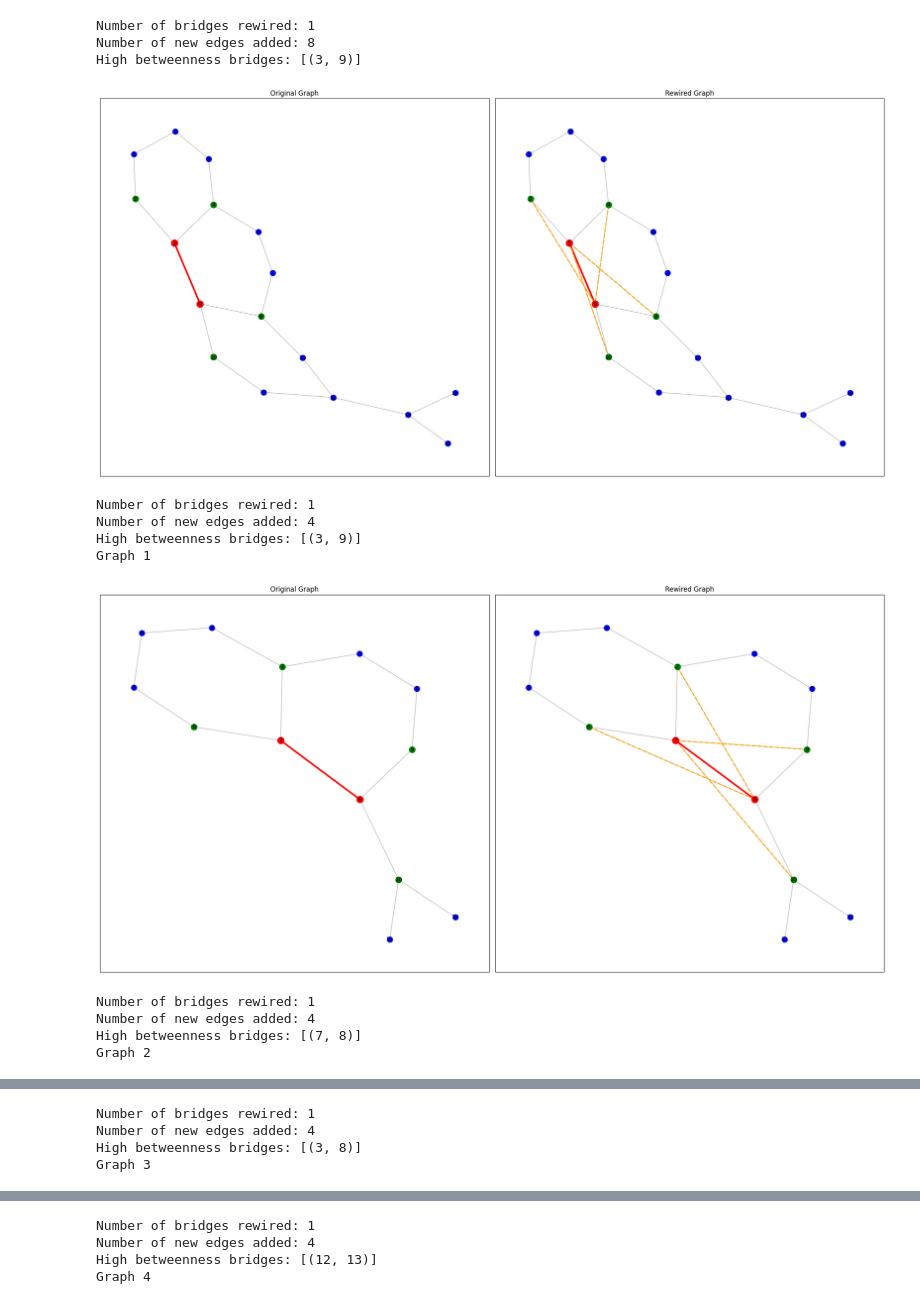
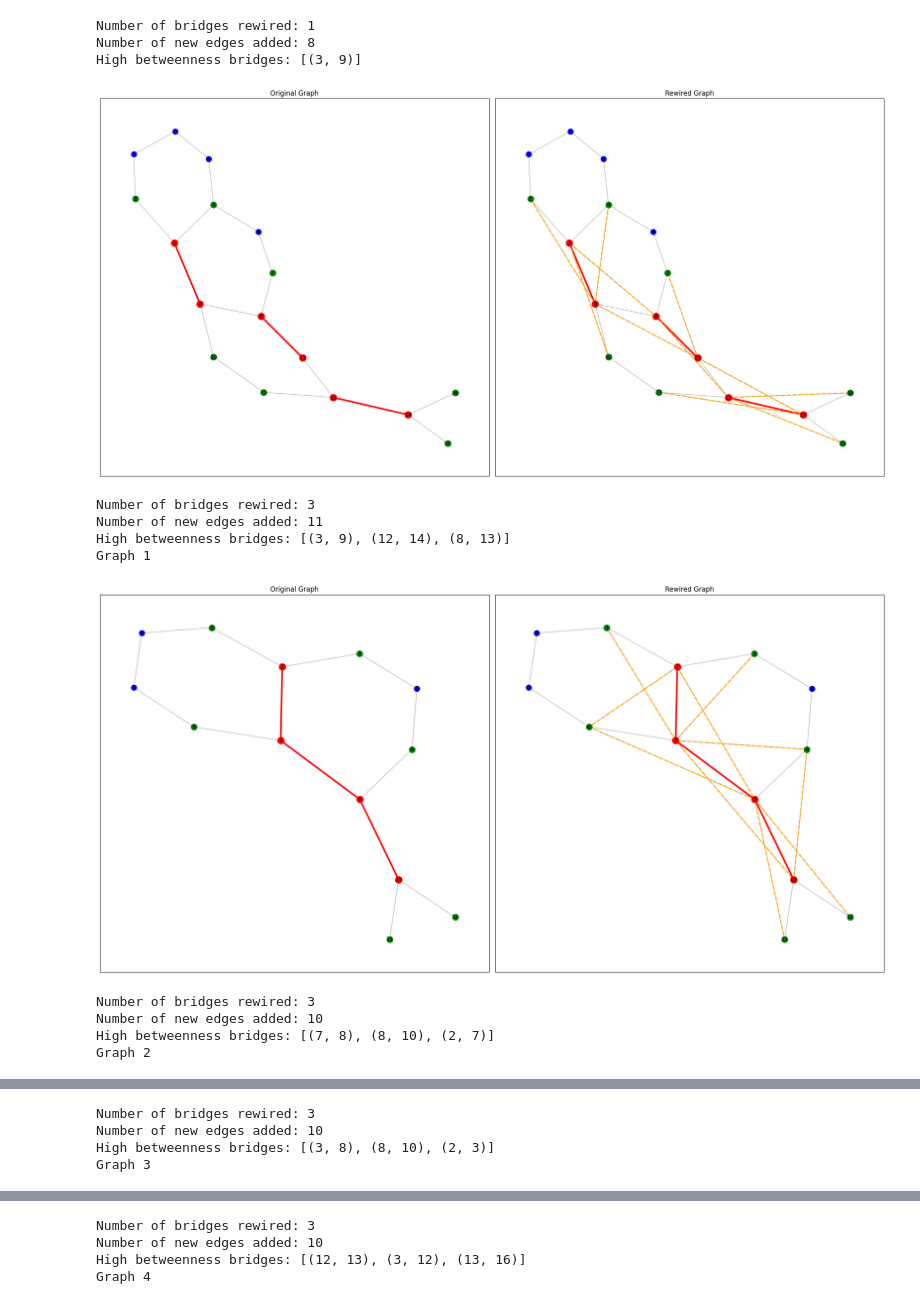
Before and after one commit to kavinfidel/gnn-comparison, a Jupyter notebook: notebooks/betweeness.ipynb, the cells around one changed output, grey strips where cells are left out. Saved outputs shown, nothing was run; the diff lists cells and outputs as text; code cells hidden in the pictures.

```diff
--- a/notebooks/betweeness.ipynb
+++ b/notebooks/betweeness.ipynb
@@ -306,16 +303,16 @@ High betweenness bridges: [(3, 9)]
 # %%
 for i in range(5):
     data = mutag[i]
-    rewired_edge_index = visualize_graph_rewiring(data, top_n=1, connect_neighbors=False)
+    rewired_edge_index = visualize_graph_rewiring(data, top_n=3, connect_neighbors=False)
     print("Graph", i+1)
 # %% [output]
-[figure, old version]
+[figure, new version]
-Number of bridges rewired: 1
-Number of new edges added: 4
-High betweenness bridges: [(3, 9)]
+Number of bridges rewired: 3
+Number of new edges added: 11
+High betweenness bridges: [(3, 9), (12, 14), (8, 13)]
 Graph 1
-[figure, old version]
+[figure, new version]
-Number of bridges rewired: 1
-Number of new edges added: 4
-High betweenness bridges: [(7, 8)]
+Number of bridges rewired: 3
+Number of new edges added: 10
+High betweenness bridges: [(7, 8), (8, 10), (2, 7)]
 Graph 2
@@ -323,4 +320,4 @@ Graph 2
-Number of bridges rewired: 1
-Number of new edges added: 4
-High betweenness bridges: [(3, 8)]
+Number of bridges rewired: 3
+Number of new edges added: 10
+High betweenness bridges: [(3, 8), (8, 10), (2, 3)]
 Graph 3
@@ -328,4 +325,4 @@ Graph 3
-Number of bridges rewired: 1
-Number of new edges added: 4
-High betweenness bridges: [(12, 13)]
+Number of bridges rewired: 3
+Number of new edges added: 10
+High betweenness bridges: [(12, 13), (3, 12), (13, 16)]
 Graph 4
```
Also changed, not shown: parts of 3 cells of this notebook.
